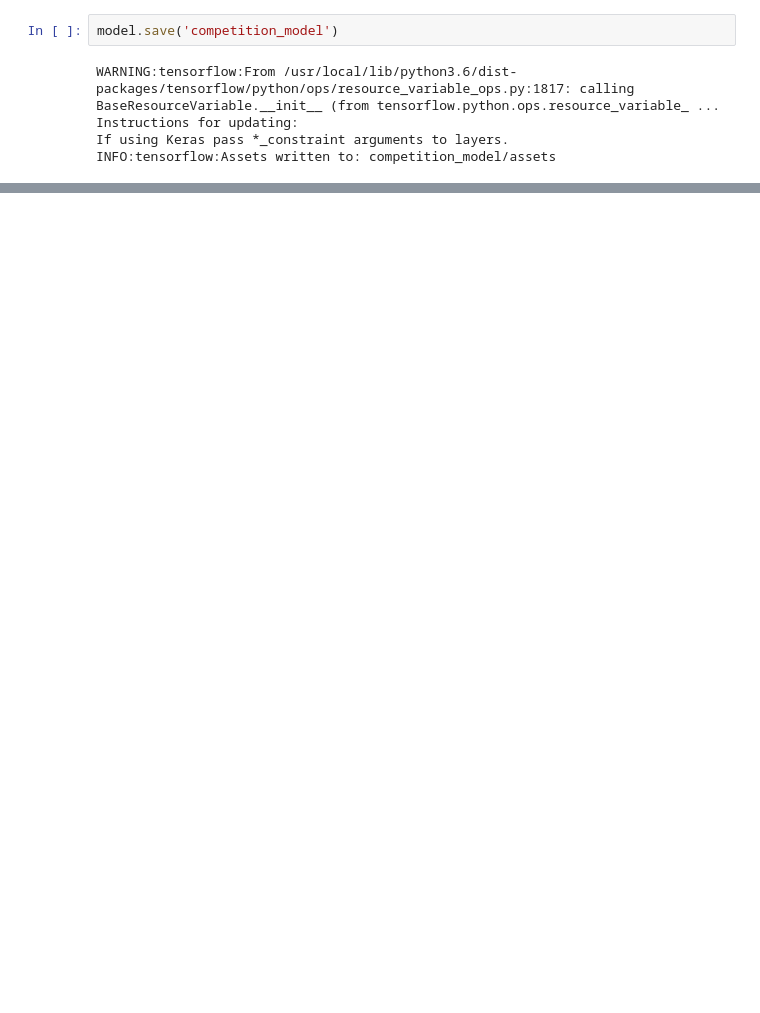
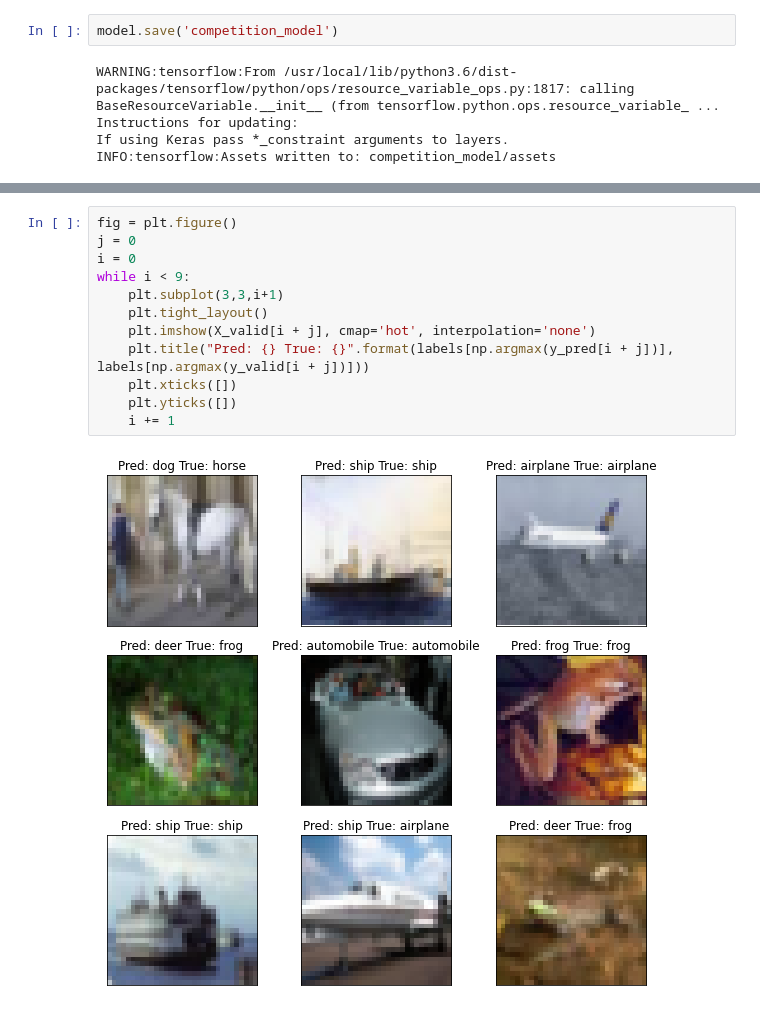
Before and after one commit to domhall/neural-network-workshop, a Jupyter notebook: Image Competition.ipynb, the cells around one changed output, grey strips where cells are left out. Cells and saved outputs as stored; diff of their text form; blank space fills up the shorter version.

```diff
--- a/Image Competition.ipynb
+++ b/Image Competition.ipynb
@@ -107,0 +140,14 @@ INFO:tensorflow:Assets written to: competition_model/assets
+# %%
+fig = plt.figure()
+j = 0
+i = 0
+while i < 9:
+    plt.subplot(3,3,i+1)
+    plt.tight_layout()
+    plt.imshow(X_valid[i + j], cmap='hot', interpolation='none')
+    plt.title("Pred: {} True: {}".format(labels[np.argmax(y_pred[i + j])], labels[np.argmax(y_valid[i + j])]))
+    plt.xticks([])
+    plt.yticks([])
+    i += 1
+# %% [output]
+[figure, added]
```
Also changed, not shown: parts of 4 cells of this notebook, 2 other files.
